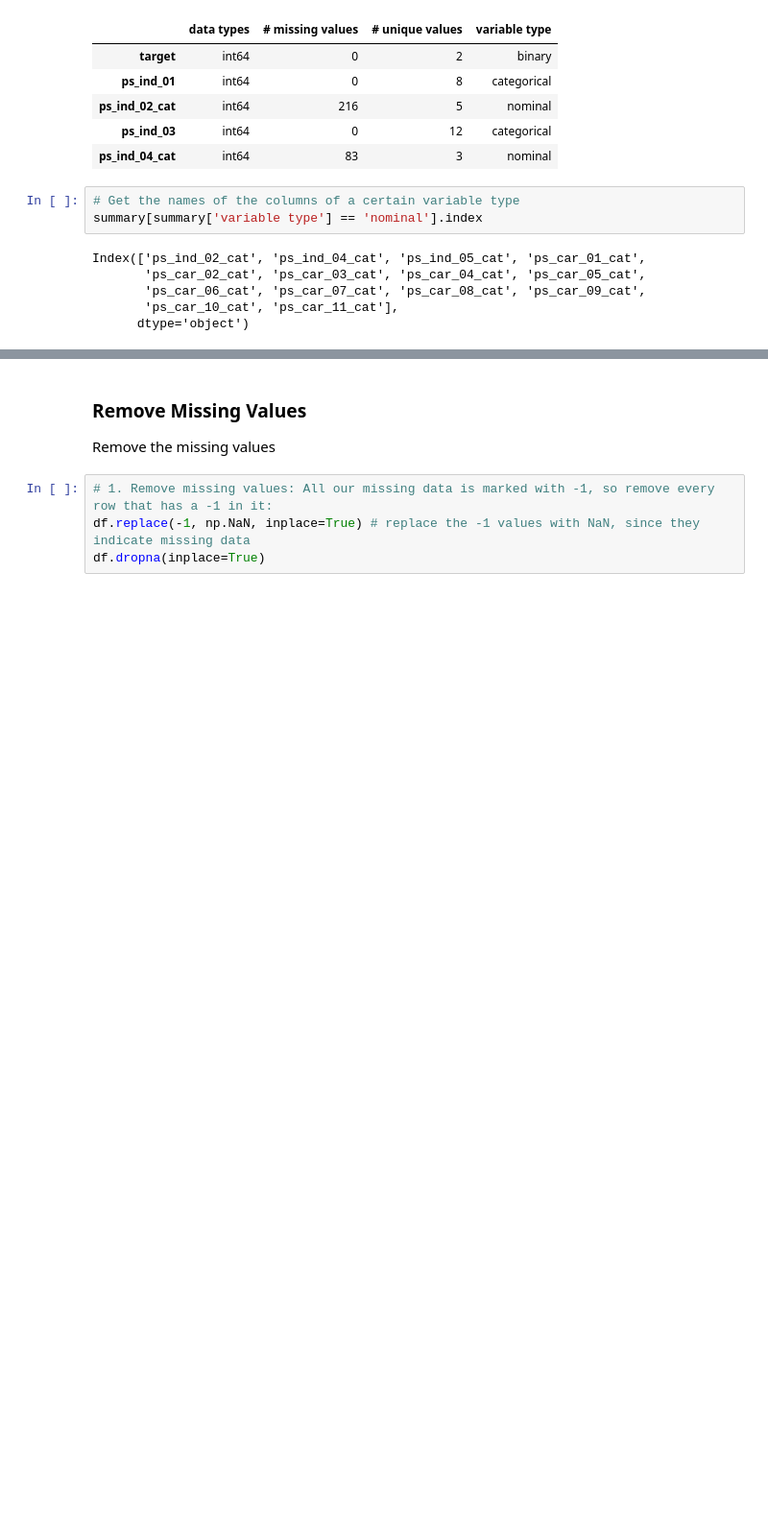
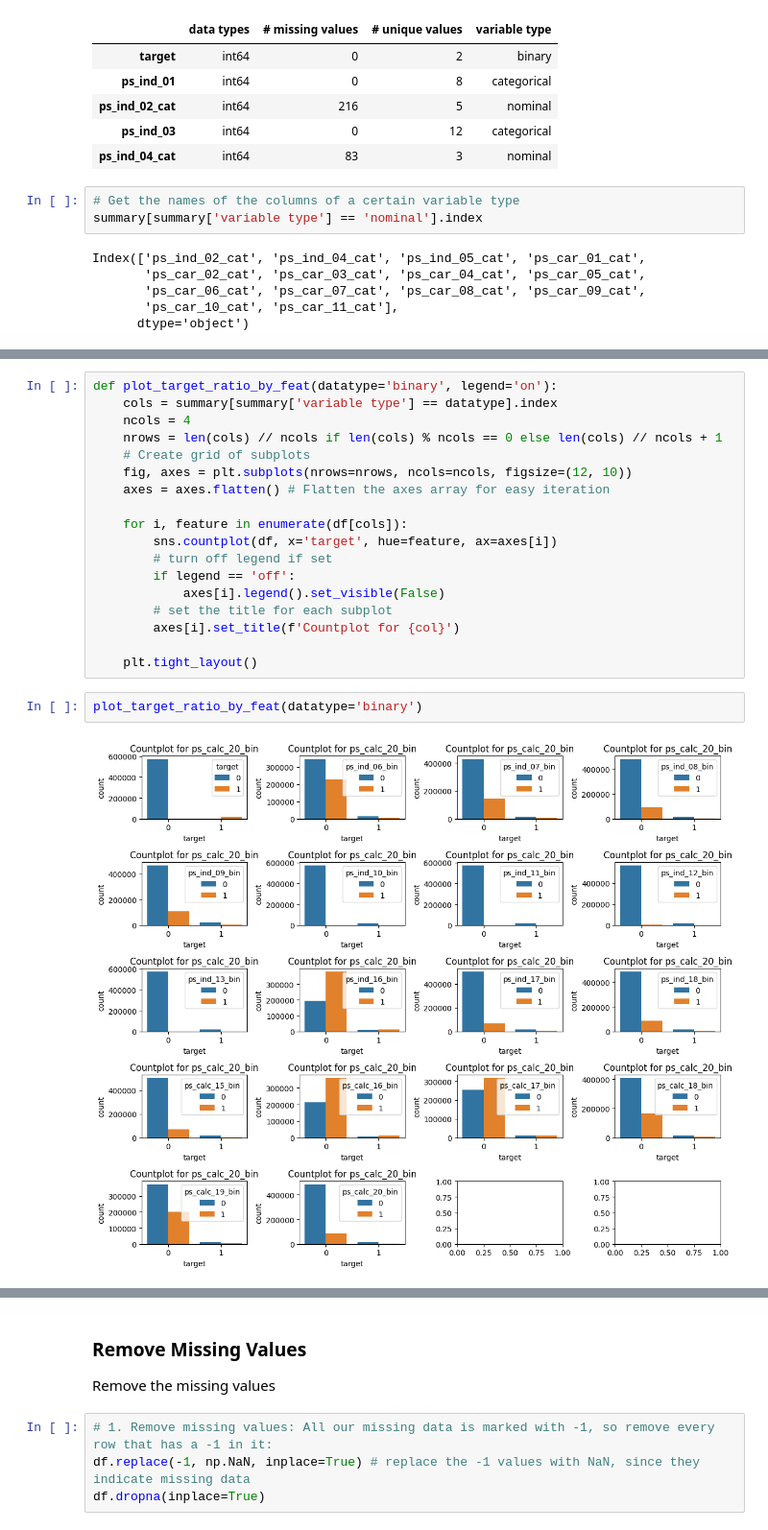
Before and after one commit to lauraschauer/stats-ml-project, a Jupyter notebook: project-supervised.ipynb, the cells around one changed output, grey strips where cells are left out. Shown at 96% size. Drawn from its saved outputs; the diff is of its cells as text; blank space fills up the shorter version.

```diff
--- a/project-supervised.ipynb
+++ b/project-supervised.ipynb
@@ -115,0 +120,22 @@ total_size = len(df)
+# %%
+def plot_target_ratio_by_feat(datatype='binary', legend='on'):
+    cols = summary[summary['variable type'] == datatype].index
+    ncols = 4
+    nrows = len(cols) // ncols if len(cols) % ncols == 0 else len(cols) // ncols + 1
+    # Create grid of subplots
+    fig, axes = plt.subplots(nrows=nrows, ncols=ncols, figsize=(12, 10))
+    axes = axes.flatten() # Flatten the axes array for easy iteration
+
+    for i, feature in enumerate(df[cols]):
+        sns.countplot(df, x='target', hue=feature, ax=axes[i])
+        # turn off legend if set
+        if legend == 'off':
+            axes[i].legend().set_visible(False)
+        # set the title for each subplot
+        axes[i].set_title(f'Countplot for {col}')
+
+    plt.tight_layout()
+# %%
+plot_target_ratio_by_feat(datatype='binary')
+# %% [output]
+[figure, added]
```
Also changed, not shown: parts of 18 cells of this notebook.
